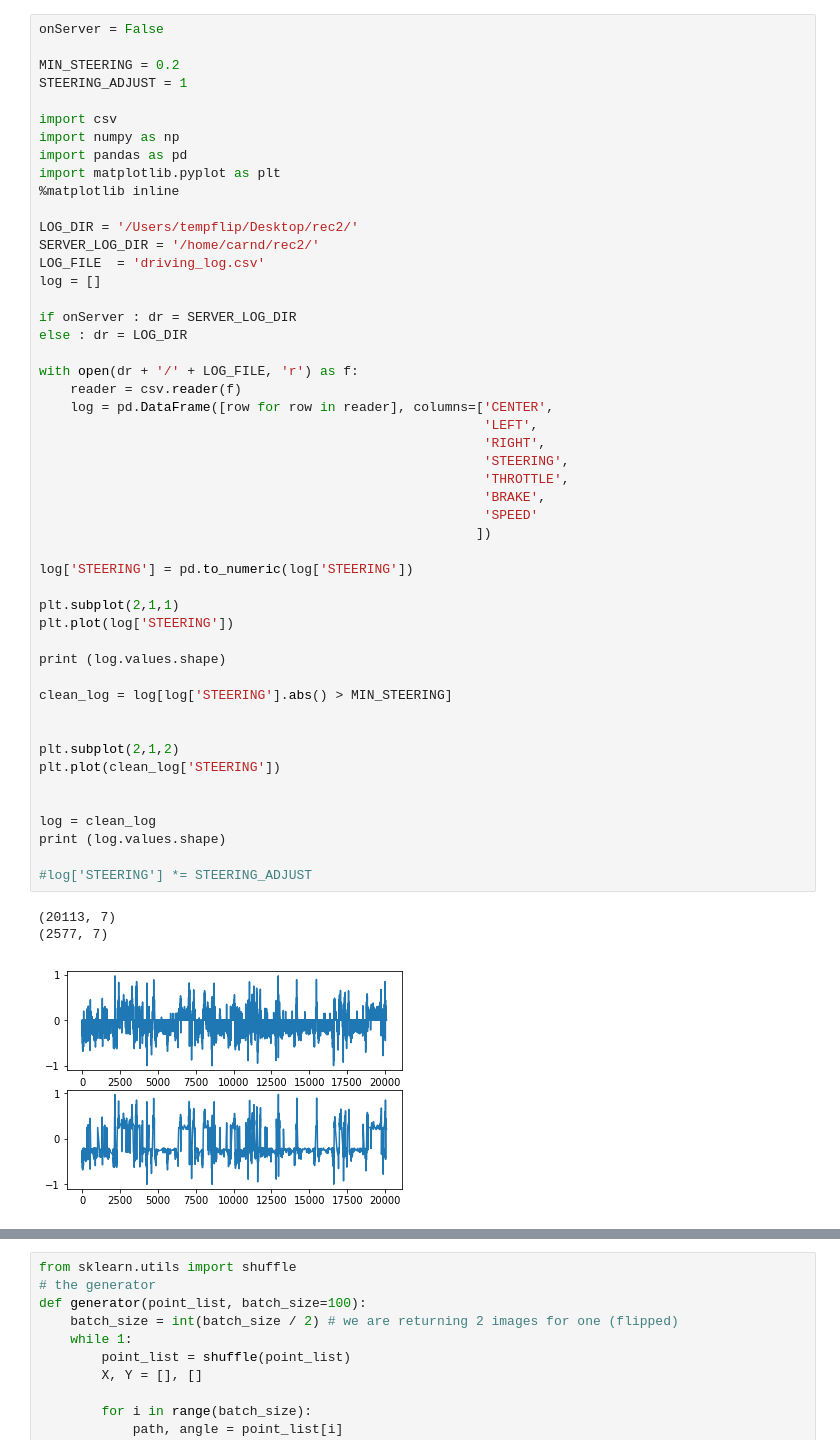
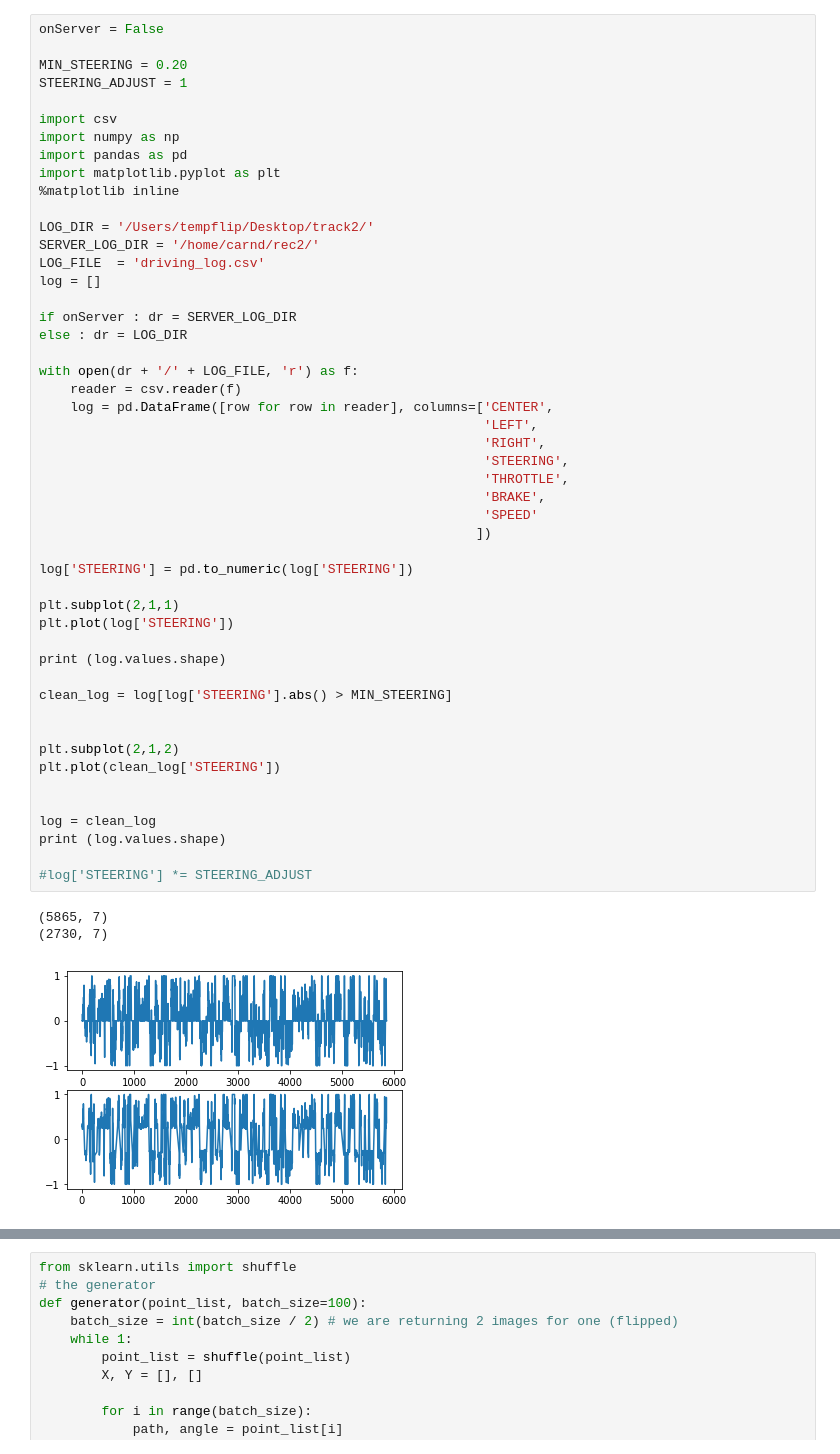
Before and after one commit to tempflip/CarND-Behavioral-Cloning-P3, a Jupyter notebook: generate_model.py.ipynb, the cells around one changed output, grey strips where cells are left out. Drawn from its saved outputs; the diff is of its cells as text.

```diff
--- a/generate_model.py.ipynb
+++ b/generate_model.py.ipynb
@@ -1,7 +1,7 @@
 # %%
 onServer = False
 
-MIN_STEERING = 0.2
+MIN_STEERING = 0.20
 STEERING_ADJUST = 1
 
 import csv
@@ -10,7 +10,7 @@ import pandas as pd
 import matplotlib.pyplot as plt
 %matplotlib inline
 
-LOG_DIR = '/Users/tempflip/Desktop/rec2/'
+LOG_DIR = '/Users/tempflip/Desktop/track2/'
 SERVER_LOG_DIR = '/home/carnd/rec2/'
 LOG_FILE  = 'driving_log.csv'
 log = []
@@ -21,36 +21,36 @@ else : dr = LOG_DIR
 with open(dr + '/' + LOG_FILE, 'r') as f:
     reader = csv.reader(f)
     log = pd.DataFrame([row for row in reader], columns=['CENTER',
                                                          'LEFT',
                                                          'RIGHT',
                                                          'STEERING',
                                                          'THROTTLE',
                                                          'BRAKE',
                                                          'SPEED'
                                                         ])
 
 log['STEERING'] = pd.to_numeric(log['STEERING'])
 
 plt.subplot(2,1,1)
 plt.plot(log['STEERING'])
 
 print (log.values.shape)
 
 clean_log = log[log['STEERING'].abs() > MIN_STEERING]
 
 
 plt.subplot(2,1,2)
 plt.plot(clean_log['STEERING'])
 
 
 log = clean_log
 print (log.values.shape)
 
 #log['STEERING'] *= STEERING_ADJUST
 # %% [output]
-(20113, 7)
-(2577, 7)
+(5865, 7)
+(2730, 7)
-[figure, old version]
+[figure, new version]
 # %%
 from scipy import misc
 im_list = []
```
Also changed, not shown: parts of 8 cells of this notebook, 1 other file.
